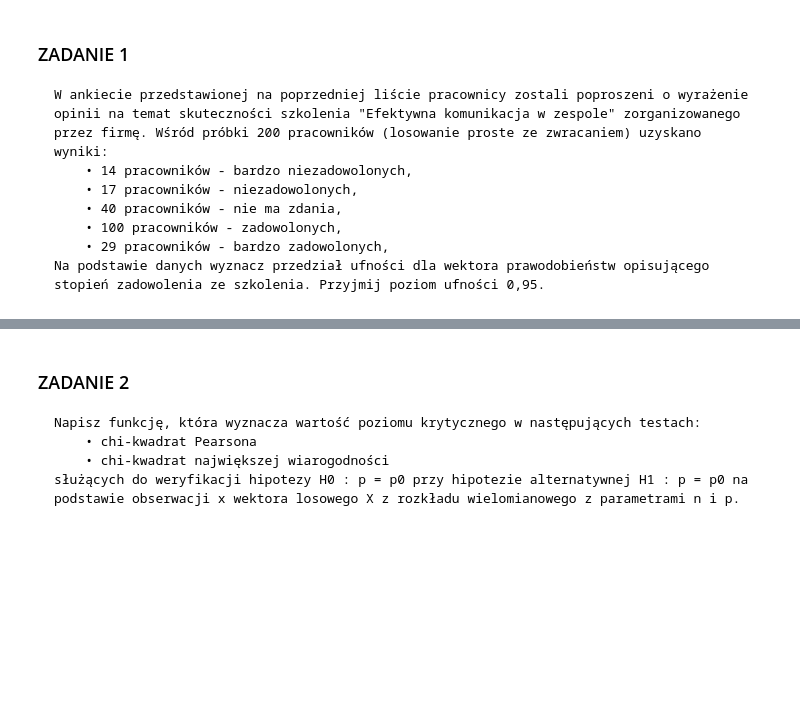
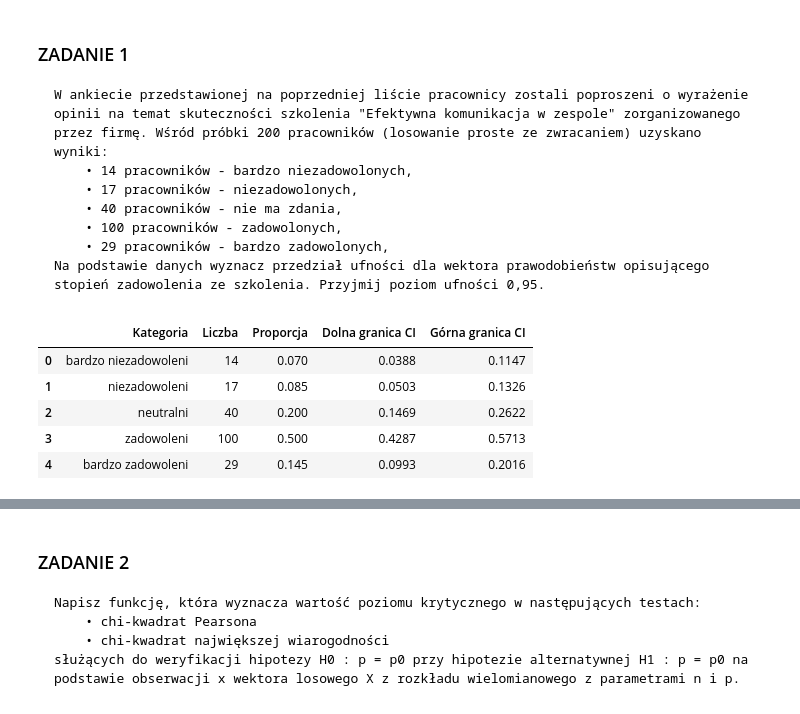
Before and after one commit to Jagaxxx/ADA_raporty, a Jupyter notebook: raport2/raport_l2.ipynb, the cells around one changed output, grey strips where cells are left out. Drawn from its saved outputs; the diff is of its cells as text; code cells hidden in the pictures; blank space fills up the shorter version.

```diff
--- a/raport2/raport_l2.ipynb
+++ b/raport2/raport_l2.ipynb
@@ -52,3 +52,36 @@ data["CZY_ZADOW"] = data["CZY_ZADOW"].astype("category")
         • 100 pracowników - zadowolonych,
         • 29 pracowników - bardzo zadowolonych,
     Na podstawie danych wyznacz przedział ufności dla wektora prawodobieństw opisującego stopień zadowolenia ze szkolenia. Przyjmij poziom ufności 0,95.
+# %%
+n = 200
+counts = np.array([14, 17, 40, 100, 29])
+labels = ["bardzo niezadowoleni", "niezadowoleni", "neutralni", "zadowoleni", "bardzo zadowoleni"]
+proportions = counts / n
+alpha = 0.05
+
+ci_lower = []
+ci_upper = []
+
+for x in counts:
+    lower = beta.ppf(alpha / 2, x, n - x + 1)
+    upper = beta.ppf(1 - alpha / 2, x + 1, n - x)
+    ci_lower.append(lower)
+    ci_upper.append(upper)
+
+ci_df = pd.DataFrame({
+    "Kategoria": labels,
+    "Liczba": counts,
+    "Proporcja": proportions,
+    "Dolna granica CI": ci_lower,
+    "Górna granica CI": ci_upper
+})
+
+ci_df = ci_df.round(4)
+ci_df
+# %% [output]
+|  | Kategoria | Liczba | Proporcja | Dolna granica CI | Górna granica CI |
+| 0 | bardzo niezadowoleni | 14 | 0.070 | 0.0388 | 0.1147 |
+| 1 | niezadowoleni | 17 | 0.085 | 0.0503 | 0.1326 |
+| 2 | neutralni | 40 | 0.200 | 0.1469 | 0.2622 |
+| 3 | zadowoleni | 100 | 0.500 | 0.4287 | 0.5713 |
+| 4 | bardzo zadowoleni | 29 | 0.145 | 0.0993 | 0.2016 |
```
Also changed, not shown: parts of 32 cells of this notebook.
